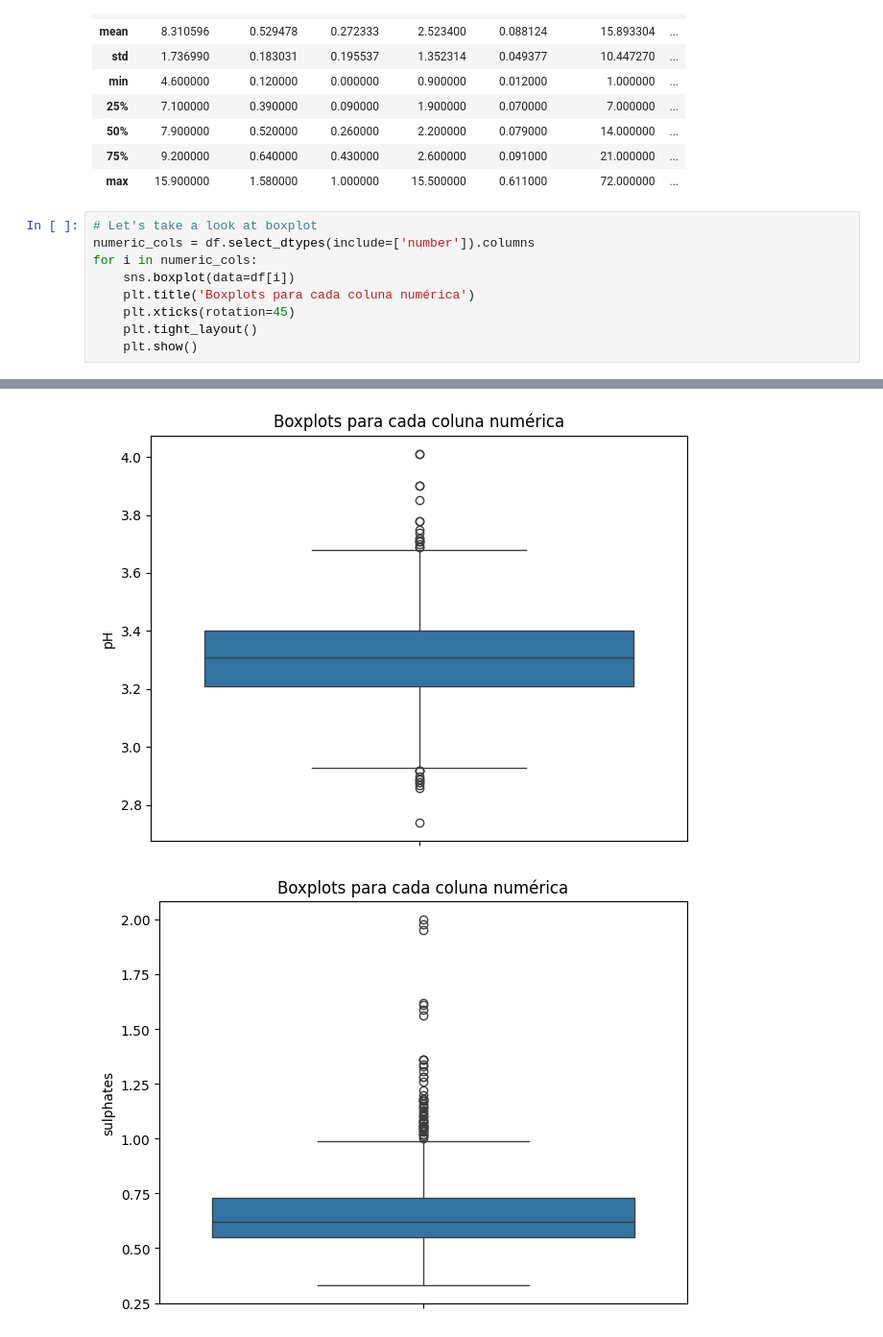
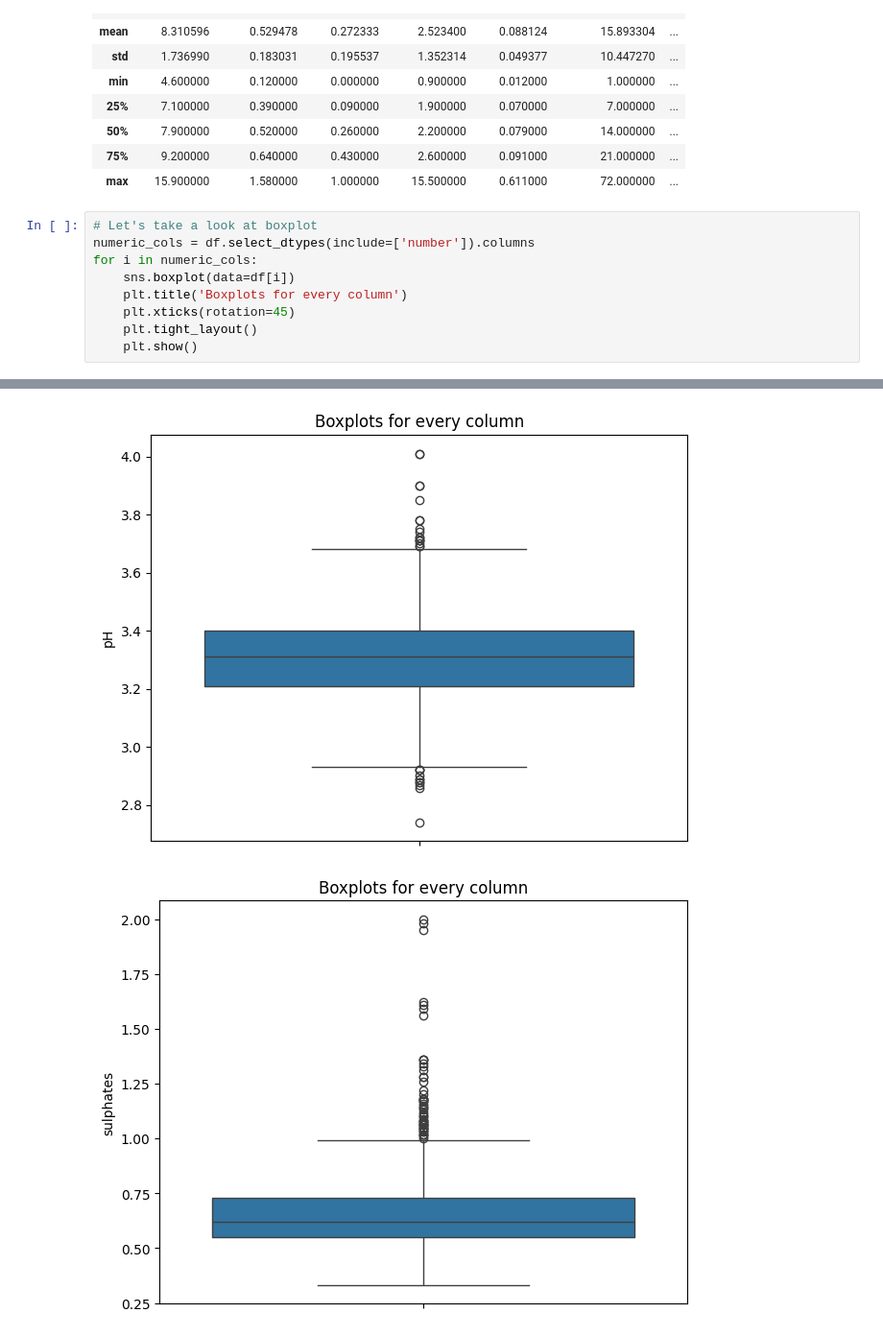
Before and after one commit to dv-tiagosilva/red-wine-data-cleaning, a Jupyter notebook: data-preprocessing.ipynb, the cells around one changed output, grey strips where cells are left out. Shown at 96% size. Saved outputs shown, nothing was run; the diff lists cells and outputs as text.

```diff
--- a/data-preprocessing.ipynb
+++ b/data-preprocessing.ipynb
@@ -122,7 +122,7 @@ df.describe()
 numeric_cols = df.select_dtypes(include=['number']).columns
 for i in numeric_cols:
     sns.boxplot(data=df[i])
-    plt.title('Boxplots para cada coluna numérica')
+    plt.title('Boxplots for every column')
     plt.xticks(rotation=45)
     plt.tight_layout()
     plt.show()
@@ -138,2 +138,2 @@ for i in numeric_cols:
-[figure, old version]
+[figure, new version]
-[figure, old version]
+[figure, new version]
```
Also changed, not shown: parts of 2 cells of this notebook.
